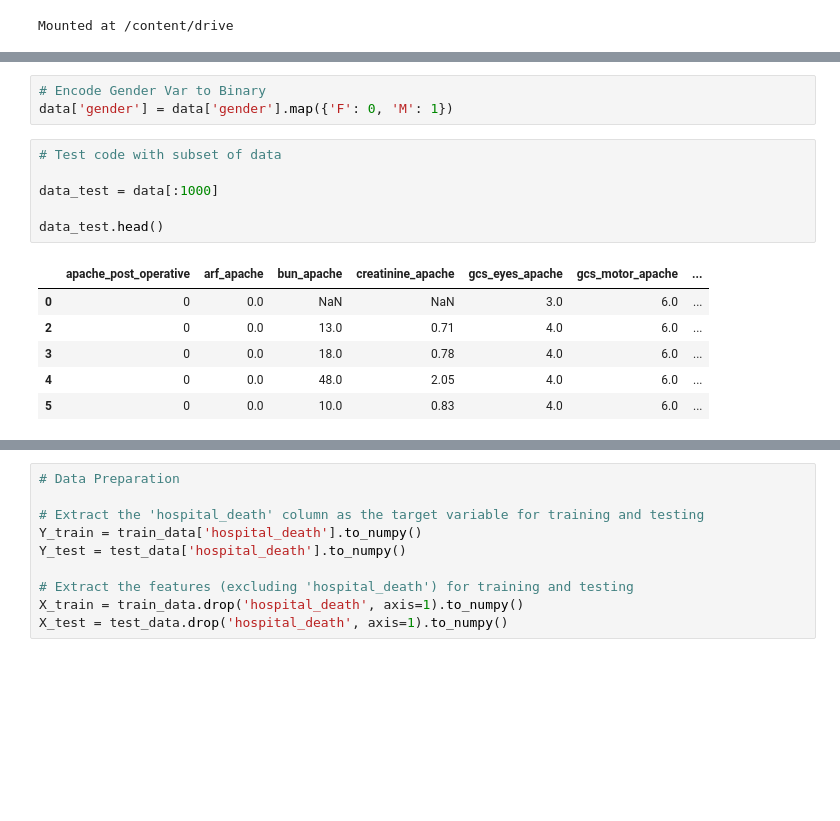
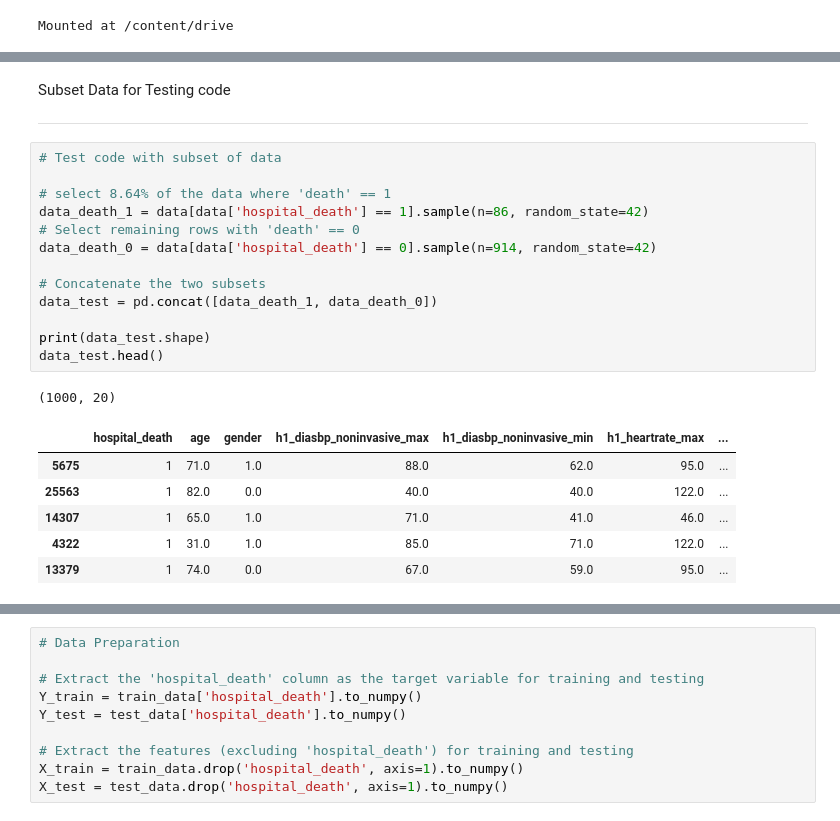
Before and after one commit to lilyzhizhou/Datathon-4, a Jupyter notebook: Datathon_4_N_Net_Model.ipynb, the cells around one changed output, grey strips where cells are left out. Cells and saved outputs as stored; diff of their text form; blank space fills up the shorter version.

```diff
--- a/Datathon_4_N_Net_Model.ipynb
+++ b/Datathon_4_N_Net_Model.ipynb
@@ -65,16 +50,25 @@ Name: gcs_unable_apache, dtype: int64
-# %%
-# Encode Gender Var to Binary
-data['gender'] = data['gender'].map({'F': 0, 'M': 1})
-# %%
-# Test code with subset of data
-
-data_test = data[:1000]
-
-data_test.head()
-# %% [output]
-|  | apache_post_operative | arf_apache | bun_apache | creatinine_apache | gcs_eyes_apache | gcs_motor_apache | ... |
-| 0 | 0 | 0.0 | NaN | NaN | 3.0 | 6.0 | ... |
-| 2 | 0 | 0.0 | 13.0 | 0.71 | 4.0 | 6.0 | ... |
-| 3 | 0 | 0.0 | 18.0 | 0.78 | 4.0 | 6.0 | ... |
-| 4 | 0 | 0.0 | 48.0 | 2.05 | 4.0 | 6.0 | ... |
-| 5 | 0 | 0.0 | 10.0 | 0.83 | 4.0 | 6.0 | ... |
+# %% [markdown]
+Subset Data for Testing code
+
+---
+# %%
+# Test code with subset of data
+
+# select 8.64% of the data where 'death' == 1
+data_death_1 = data[data['hospital_death'] == 1].sample(n=86, random_state=42)
+# Select remaining rows with 'death' == 0
+data_death_0 = data[data['hospital_death'] == 0].sample(n=914, random_state=42)
+
+# Concatenate the two subsets
+data_test = pd.concat([data_death_1, data_death_0])
+
+print(data_test.shape)
+data_test.head()
+# %% [output]
+(1000, 20)
+|  | hospital_death | age | gender | h1_diasbp_noninvasive_max | h1_diasbp_noninvasive_min | h1_heartrate_max | ... |
+| 5675 | 1 | 71.0 | 1.0 | 88.0 | 62.0 | 95.0 | ... |
+| 25563 | 1 | 82.0 | 0.0 | 40.0 | 40.0 | 122.0 | ... |
+| 14307 | 1 | 65.0 | 1.0 | 71.0 | 41.0 | 46.0 | ... |
+| 4322 | 1 | 31.0 | 1.0 | 85.0 | 71.0 | 122.0 | ... |
+| 13379 | 1 | 74.0 | 0.0 | 67.0 | 59.0 | 95.0 | ... |
```
Also changed, not shown: parts of 19 cells of this notebook.
